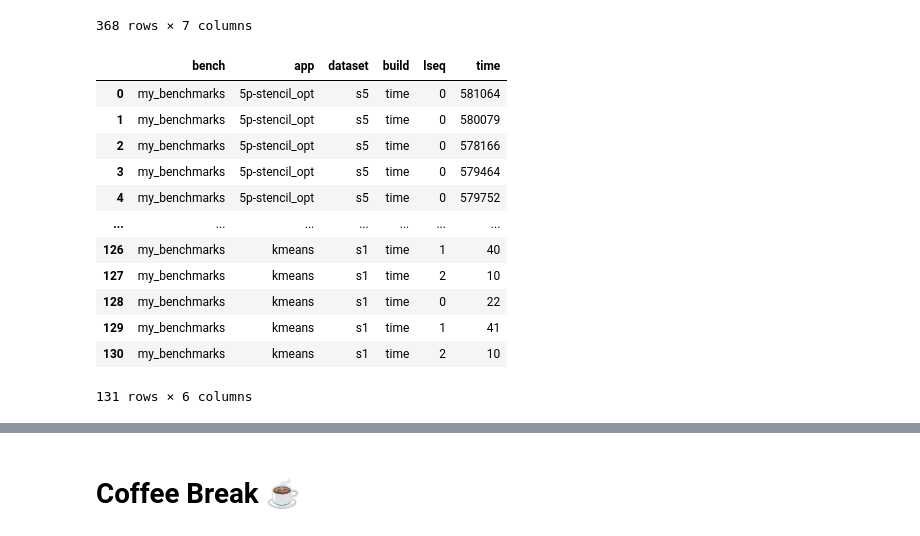
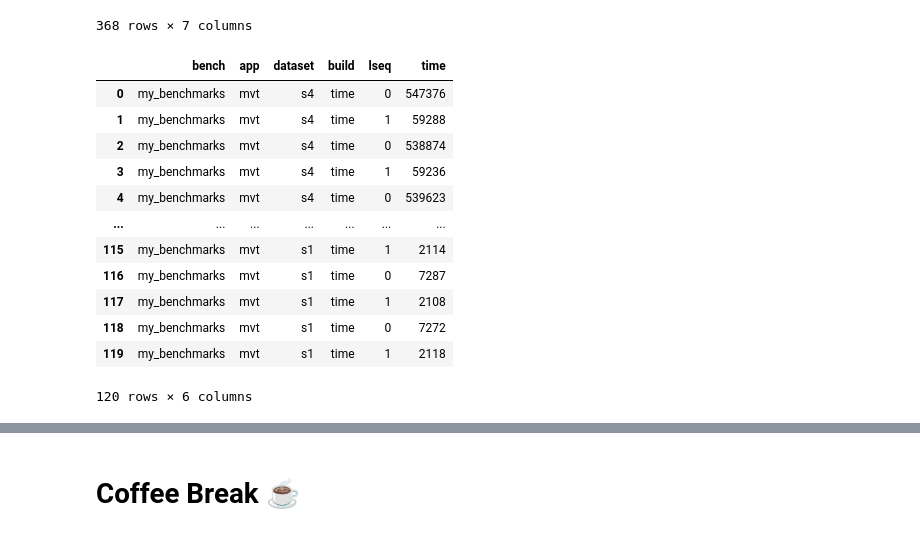
Before and after one commit to UniHD-CEG/gpu-mangrove-tutorial, a Jupyter notebook: hands-on.ipynb, the cells around one changed output, grey strips where cells are left out. Drawn from its saved outputs; the diff is of its cells as text; code cells hidden in the pictures.

```diff
--- a/hands-on.ipynb
+++ b/hands-on.ipynb
@@ -272,26 +272,26 @@ df_features
 # %%
 import pandas as pd
 import sqlite3
 import matplotlib.pyplot as plt
 
-with sqlite3.Connection('measurements/kernel_time_T4.db') as conn:
+with sqlite3.Connection('measurements/kernel_time_K20.db') as conn:
             df_time = pd.read_sql_query("select * from kerneltime", conn)
 
 df_time
 # %% [output]
 |  | bench | app | dataset | build | lseq | time |
-| 0 | my_benchmarks | 5p-stencil_opt | s5 | time | 0 | 581064 |
-| 1 | my_benchmarks | 5p-stencil_opt | s5 | time | 0 | 580079 |
-| 2 | my_benchmarks | 5p-stencil_opt | s5 | time | 0 | 578166 |
-| 3 | my_benchmarks | 5p-stencil_opt | s5 | time | 0 | 579464 |
-| 4 | my_benchmarks | 5p-stencil_opt | s5 | time | 0 | 579752 |
+| 0 | my_benchmarks | mvt | s4 | time | 0 | 547376 |
+| 1 | my_benchmarks | mvt | s4 | time | 1 | 59288 |
+| 2 | my_benchmarks | mvt | s4 | time | 0 | 538874 |
+| 3 | my_benchmarks | mvt | s4 | time | 1 | 59236 |
+| 4 | my_benchmarks | mvt | s4 | time | 0 | 539623 |
 | ... | ... | ... | ... | ... | ... | ... |
-| 126 | my_benchmarks | kmeans | s1 | time | 1 | 40 |
-| 127 | my_benchmarks | kmeans | s1 | time | 2 | 10 |
-| 128 | my_benchmarks | kmeans | s1 | time | 0 | 22 |
-| 129 | my_benchmarks | kmeans | s1 | time | 1 | 41 |
-| 130 | my_benchmarks | kmeans | s1 | time | 2 | 10 |
+| 115 | my_benchmarks | mvt | s1 | time | 1 | 2114 |
+| 116 | my_benchmarks | mvt | s1 | time | 0 | 7287 |
+| 117 | my_benchmarks | mvt | s1 | time | 1 | 2108 |
+| 118 | my_benchmarks | mvt | s1 | time | 0 | 7272 |
+| 119 | my_benchmarks | mvt | s1 | time | 1 | 2118 |
-131 rows × 6 columns
+120 rows × 6 columns
 # %%
 kernel_time = df_time
 
```
Also changed, not shown: parts of 1 cell of this notebook, 1 other file.
